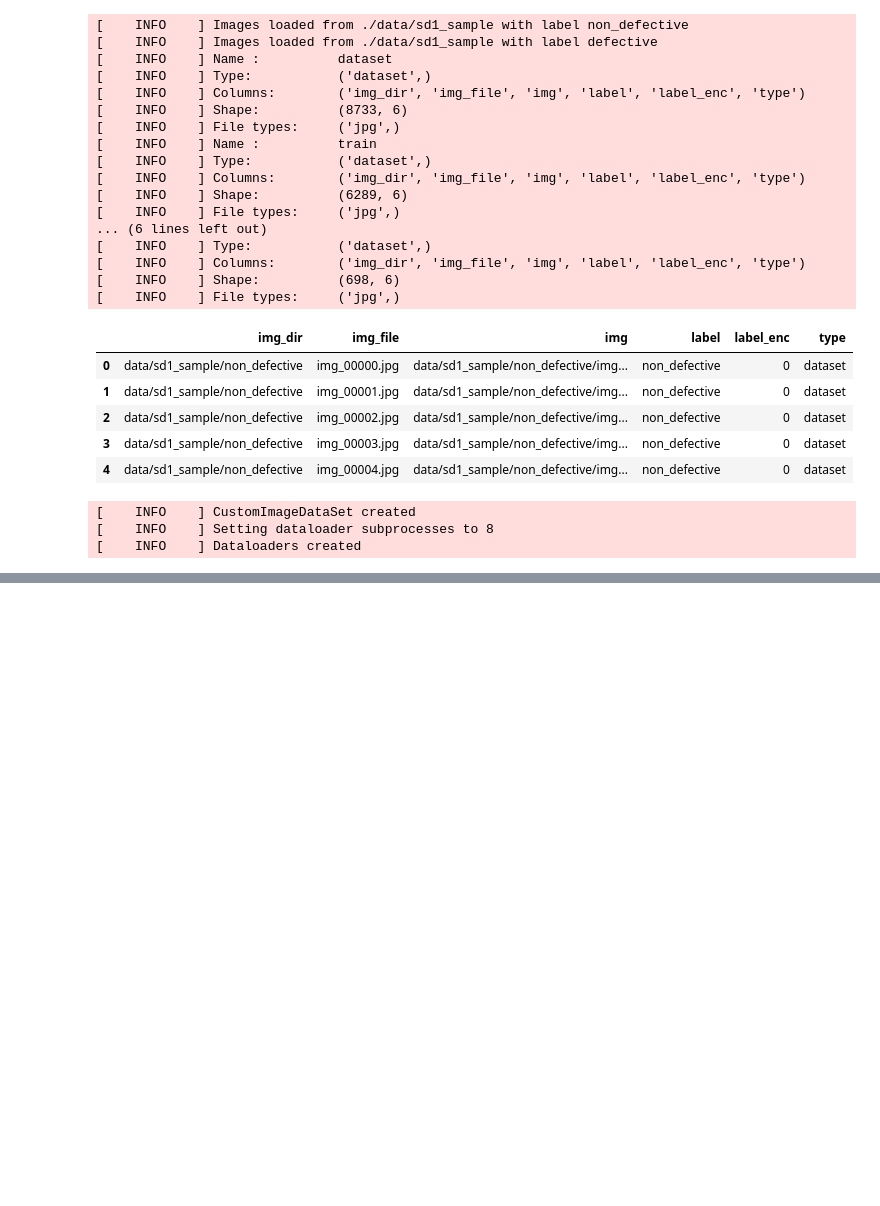
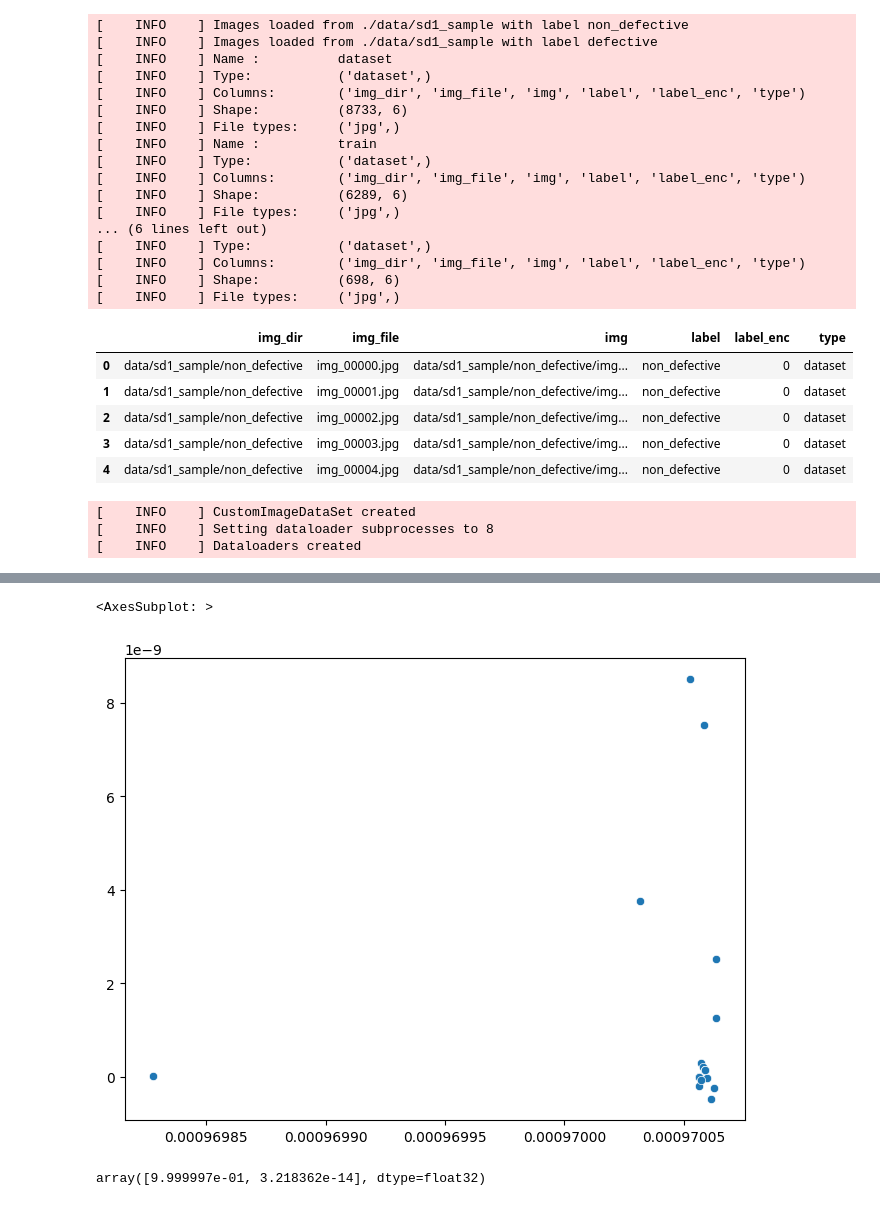
Before and after one commit to demustamas/project_work, a Jupyter notebook: project_work.ipynb, the cells around one changed output, grey strips where cells are left out. Saved outputs shown, nothing was run; the diff lists cells and outputs as text; code cells hidden in the pictures; blank space fills up the shorter version.

```diff
--- a/project_work.ipynb
+++ b/project_work.ipynb
@@ -192,2 +192,0 @@ model.results.plot()
-# %%
-model.load_model("./results/AlexNet/20230329_000048.pth")
@@ -193,0 +199,21 @@ model.load_model("./results/AlexNet/20230329_000048.pth")
+# %%
+pred = [
+    model.predict(data["train"].iloc[1].img, transform=transform["train"])
+    .detach()
+    .numpy()
+    .flatten()
+    for _ in tqdm(range(5000))
+]
+# %%
+pca = PCA(n_components=2)
+res_pca = pca.fit_transform(np.array(pred))
+# %%
+_, ax = plt.subplots(1, 1, figsize=(8, 6))
+sns.scatterplot(x=res_pca[:, 0], y=res_pca[:, 1],ax=ax)
+# %% [output]
+<AxesSubplot: >
+[figure, added]
+# %%
+pca.explained_variance_ratio_
+# %% [output]
+array([9.999997e-01, 3.218362e-14], dtype=float32)
```
Also changed, not shown: parts of 12 cells of this notebook, 1 other file.
